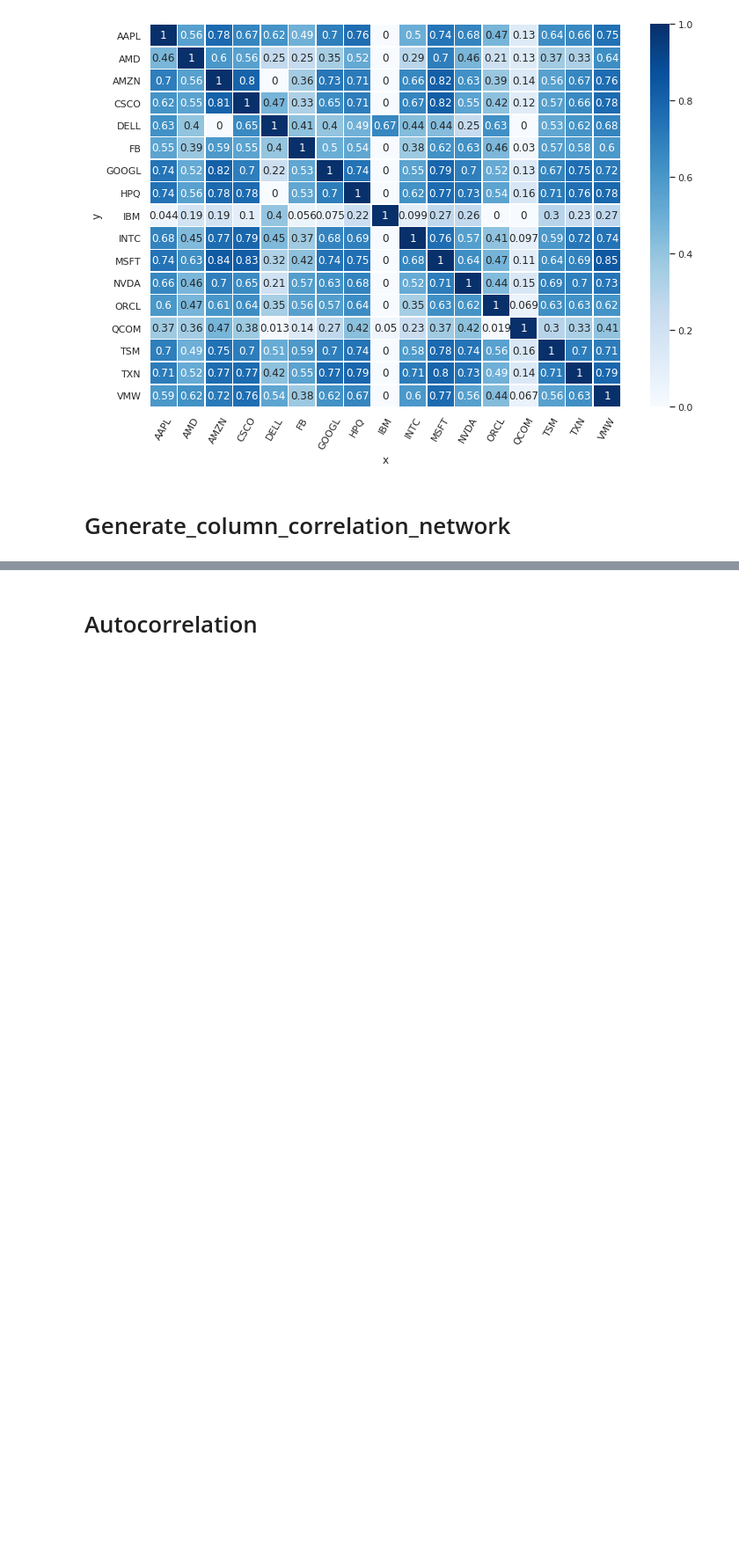
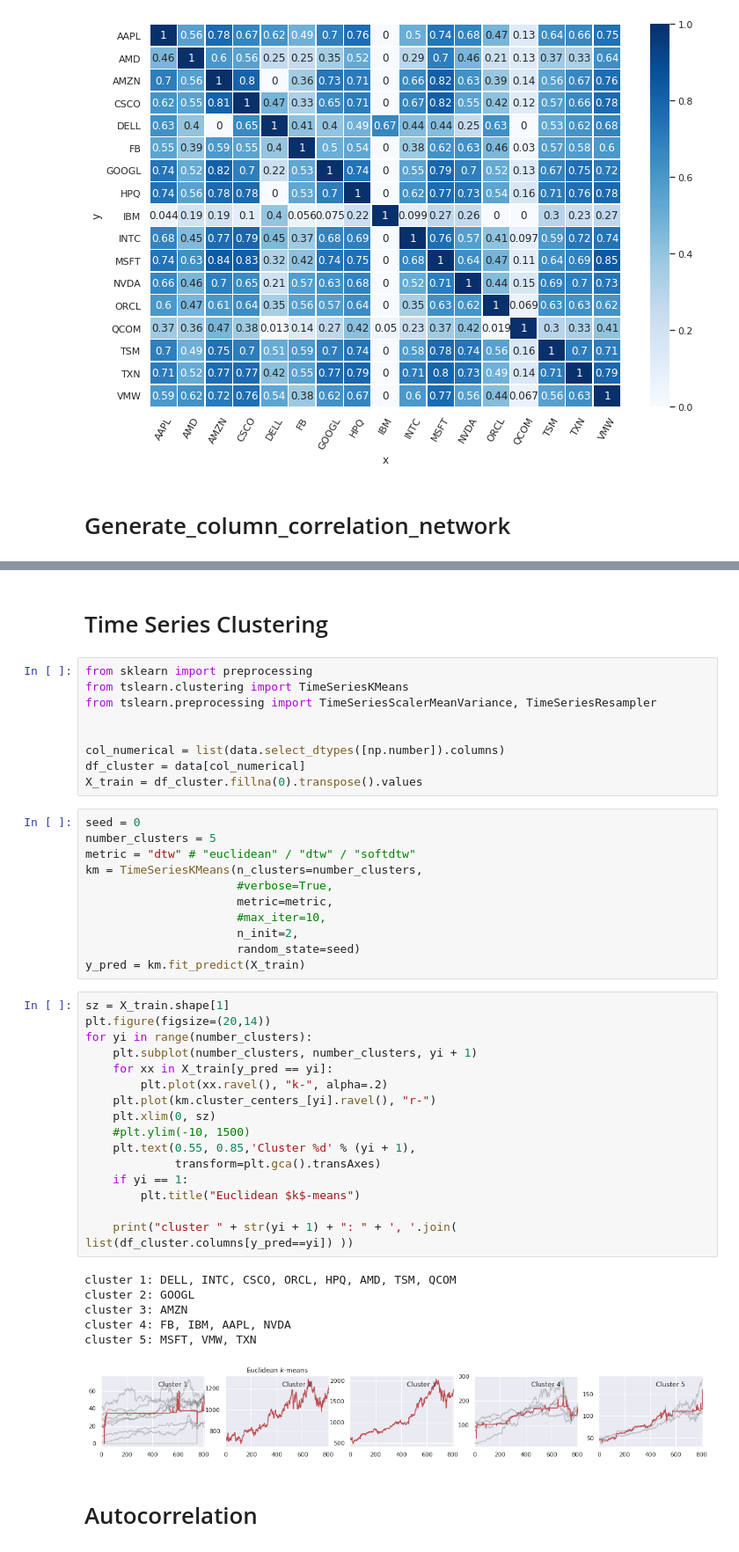
Before and after one commit to gefena/eda_utils, a Jupyter notebook: code/eda_example_time_series.ipynb, the cells around one changed output, grey strips where cells are left out. Shown at 88% size. Saved outputs shown, nothing was run; the diff lists cells and outputs as text; blank space fills up the shorter version.

```diff
--- a/code/eda_example_time_series.ipynb
+++ b/code/eda_example_time_series.ipynb
@@ -275,3 +274,48 @@ number of edges: 13
+# %% [markdown]
+# Time Series Clustering
+# %%
+from sklearn import preprocessing
+from tslearn.clustering import TimeSeriesKMeans
+from tslearn.preprocessing import TimeSeriesScalerMeanVariance, TimeSeriesResampler
+
+
+col_numerical = list(data.select_dtypes([np.number]).columns)
+df_cluster = data[col_numerical]
+X_train = df_cluster.fillna(0).transpose().values
+# %%
+seed = 0
+number_clusters = 5
+metric = "dtw" # "euclidean" / "dtw" / "softdtw"
+km = TimeSeriesKMeans(n_clusters=number_clusters,
+                      #verbose=True,
+                      metric=metric,
+                      #max_iter=10,
+                      n_init=2,
+                      random_state=seed)
+y_pred = km.fit_predict(X_train)
+# %%
+sz = X_train.shape[1]
+plt.figure(figsize=(20,14))
+for yi in range(number_clusters):
+    plt.subplot(number_clusters, number_clusters, yi + 1)
+    for xx in X_train[y_pred == yi]:
+        plt.plot(xx.ravel(), "k-", alpha=.2)
+    plt.plot(km.cluster_centers_[yi].ravel(), "r-")
+    plt.xlim(0, sz)
+    #plt.ylim(-10, 1500)
+    plt.text(0.55, 0.85,'Cluster %d' % (yi + 1),
+             transform=plt.gca().transAxes)
+    if yi == 1:
+        plt.title("Euclidean $k$-means")
+
+    print("cluster " + str(yi + 1) + ": " + ', '.join( list(df_cluster.columns[y_pred==yi]) ))
+# %% [output]
+cluster 1: DELL, INTC, CSCO, ORCL, HPQ, AMD, TSM, QCOM
+cluster 2: GOOGL
+cluster 3: AMZN
+cluster 4: FB, IBM, AAPL, NVDA
+cluster 5: MSFT, VMW, TXN
+[figure, added]
 # %% [markdown]
 # Autocorrelation
 # %%
```
Also changed, not shown: parts of 7 cells of this notebook, 1 other file.
